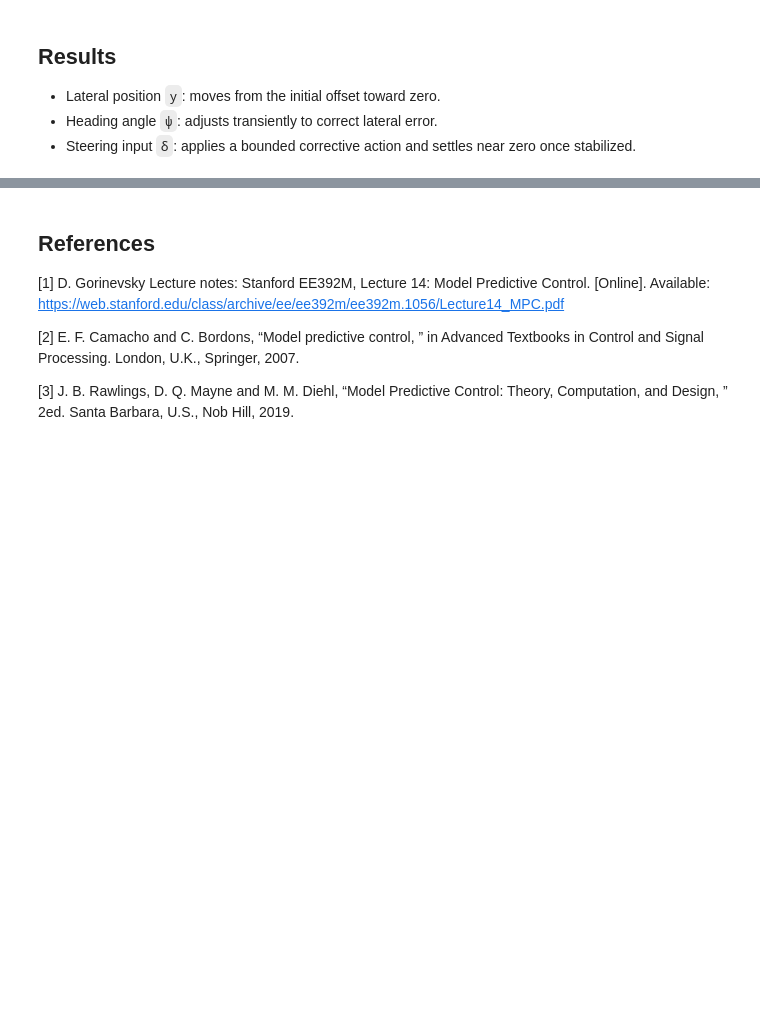
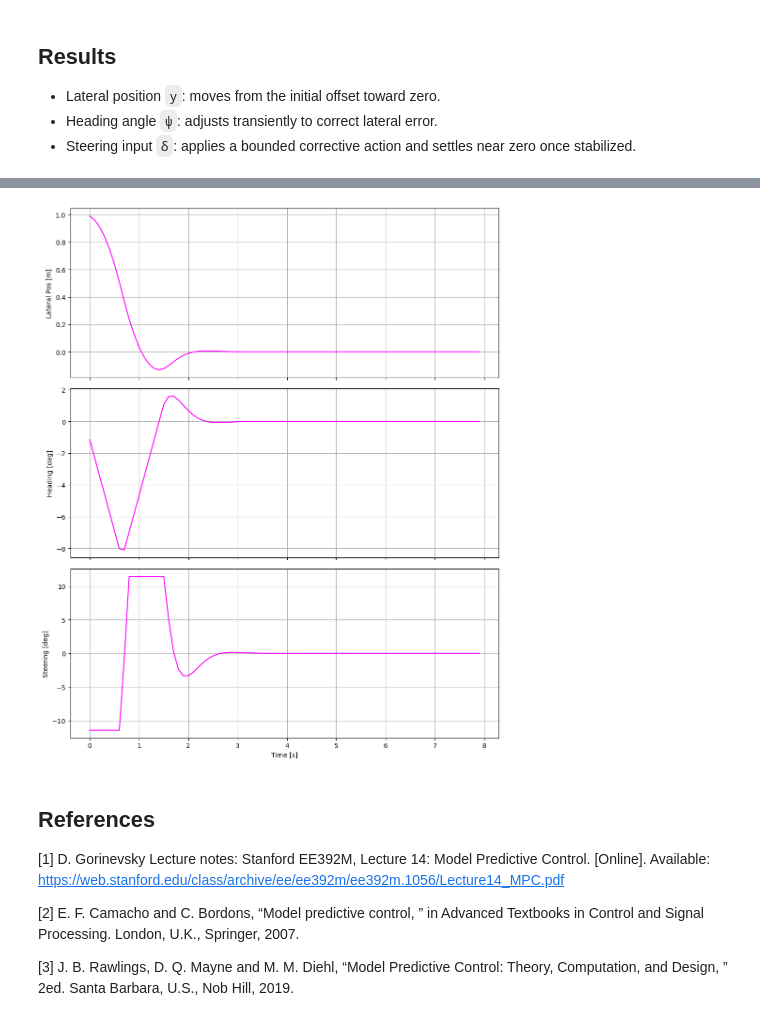
Before and after one commit to grep265/c4dynamics, a Jupyter notebook: docs/source/programs/mpc-steering.ipynb, the cells around one changed output, grey strips where cells are left out. Cells and saved outputs as stored; diff of their text form; code cells hidden in the pictures; blank space fills up the shorter version.

Commit message:
• Added delta as parameter using c4dynamics library • Provide explanation of the input steering constraint • Removed delta and time hist variables • Reformatting the results plotting

```diff
--- a/docs/source/programs/mpc-steering.ipynb
+++ b/docs/source/programs/mpc-steering.ipynb
@@ -63,6 +63,7 @@ def vehicle_model(t, x, delta, V=V):
 Use `c4dynamics.state` to store vehicle states over time.
 # %%
 vehicle = c4d.state(psi=psi0, y=y0)
+vehicle.delta = 0
 # %% [markdown]
 ## Model Predictive Controller (MPC)
 The vehicle steering is controlled using a Model Predictive Controller. A MPC algorith is composed by 3 core elements `[2]`:
@@ -164,16 +173,12 @@ At each time step:
 2. Apply the input and propagate the vehicle dynamics using `solve_ivp`
 3. Update and store the states
 # %%
-delta_hist = []
-time_hist = []
-
 for ti in np.arange(0, t_end, dt):
-    delta = solve_mpc(vehicle.X)
-    sol = solve_ivp(vehicle_model, [ti, ti + dt], vehicle.X, args=(delta,))
+    vehicle.delta = solve_mpc(vehicle.X)
+    vehicle.storeparams('delta', t=ti)
+    sol = solve_ivp(vehicle_model, [ti, ti + dt], vehicle.X, args=(vehicle.delta,))
     vehicle.X = sol.y[:, -1]
     vehicle.store(ti)
-    delta_hist.append(delta)
-    time_hist.append(ti)
 # %% [markdown]
 ## Results
 
@@ -204,3 +188,27 @@ plt.show()
+# %%
+# Create a figure with 3 subplots
+fig, axs = plt.subplots(3, 1, figsize=(10, 12), sharex=True)
+
+# 1. Lateral Position (y) in meters
+axs[0].plot(*vehicle.data('y'), color='magenta', linewidth=1.5)
+axs[0].set_ylabel('Lateral Pos [m]')
+axs[0].grid(True)
+
+# 2. Heading Angle (psi) in degrees
+axs[1].plot(*vehicle.data('psi', scale=c4d.r2d), color='magenta', linewidth=1.5)
+axs[1].set_ylabel('Heading [deg]')
+axs[1].grid(True)
+
+# 3. Steering Input (delta) in degrees
+axs[2].plot(*vehicle.data('delta', scale=c4d.r2d), color='magenta', linewidth=1.5)
+axs[2].set_ylabel('Steering [deg]')
+axs[2].set_xlabel('Time [s]')
+axs[2].grid(True)
+
+plt.tight_layout()
+plt.show()
+# %% [output]
+[figure, added]
 # %% [markdown]
 ## References
 
```
Also changed, not shown: parts of 5 cells of this notebook.
